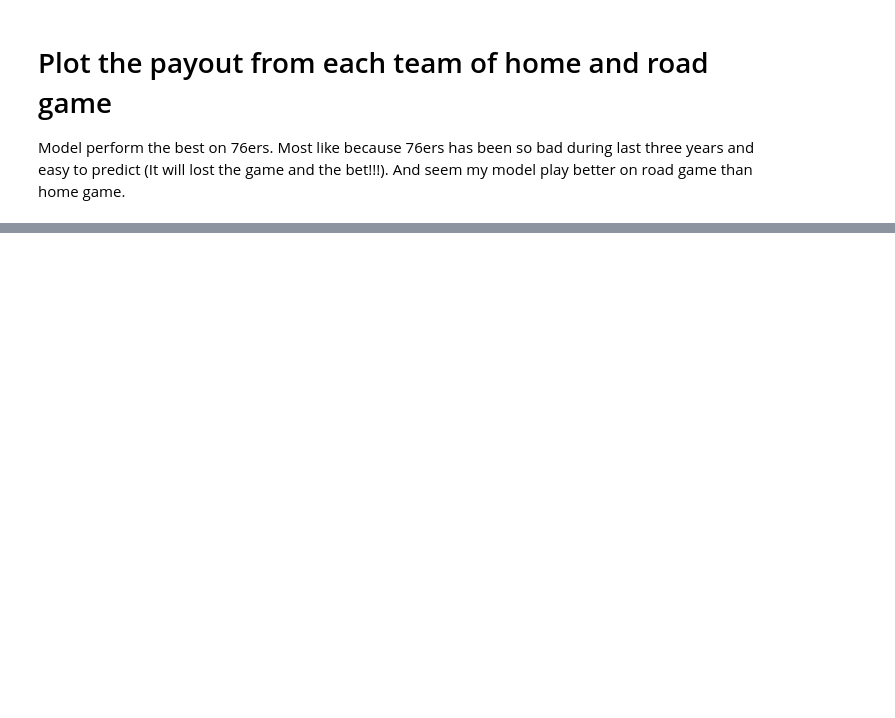
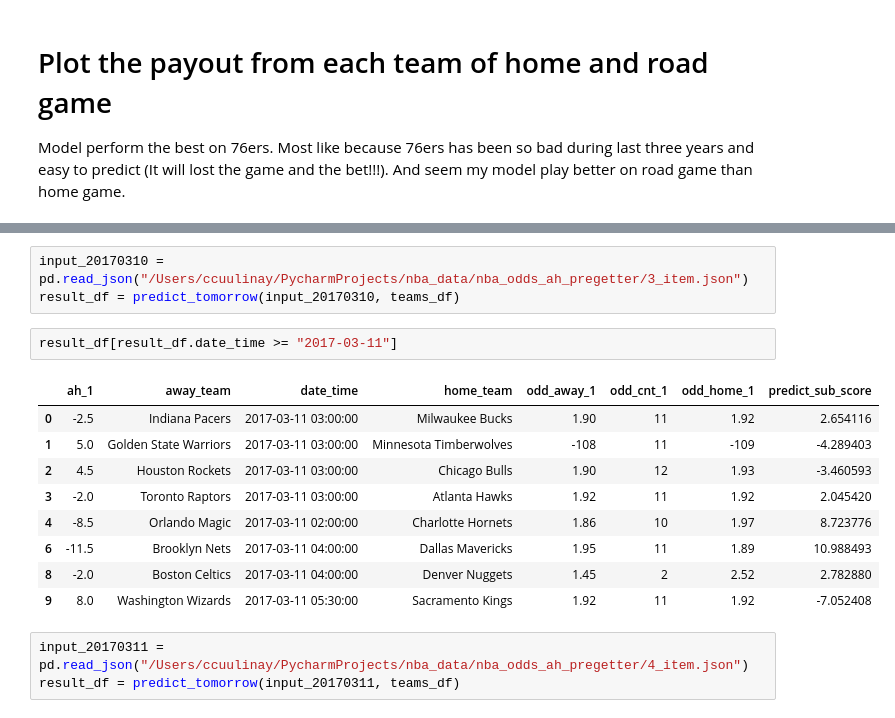
Before and after one commit to ccuulinay/playing_nba, a Jupyter notebook: nba_odds_analysis/predict_sub_score.ipynb, the cells around one changed output, grey strips where cells are left out. Cells and saved outputs as stored; diff of their text form; blank space fills up the shorter version.

```diff
--- a/nba_odds_analysis/predict_sub_score.ipynb
+++ b/nba_odds_analysis/predict_sub_score.ipynb
@@ -396,0 +478,18 @@ plt.show()
+# %%
+input_20170310 = pd.read_json("/Users/ccuulinay/PycharmProjects/nba_data/nba_odds_ah_pregetter/3_item.json")
+result_df = predict_tomorrow(input_20170310, teams_df)
+# %%
+result_df[result_df.date_time >= "2017-03-11"]
+# %% [output]
+|  | ah_1 | away_team | date_time | home_team | odd_away_1 | odd_cnt_1 | odd_home_1 | predict_sub_score |
+| 0 | -2.5 | Indiana Pacers | 2017-03-11 03:00:00 | Milwaukee Bucks | 1.90 | 11 | 1.92 | 2.654116 |
+| 1 | 5.0 | Golden State Warriors | 2017-03-11 03:00:00 | Minnesota Timberwolves | -108 | 11 | -109 | -4.289403 |
+| 2 | 4.5 | Houston Rockets | 2017-03-11 03:00:00 | Chicago Bulls | 1.90 | 12 | 1.93 | -3.460593 |
+| 3 | -2.0 | Toronto Raptors | 2017-03-11 03:00:00 | Atlanta Hawks | 1.92 | 11 | 1.92 | 2.045420 |
+| 4 | -8.5 | Orlando Magic | 2017-03-11 02:00:00 | Charlotte Hornets | 1.86 | 10 | 1.97 | 8.723776 |
+| 6 | -11.5 | Brooklyn Nets | 2017-03-11 04:00:00 | Dallas Mavericks | 1.95 | 11 | 1.89 | 10.988493 |
+| 8 | -2.0 | Boston Celtics | 2017-03-11 04:00:00 | Denver Nuggets | 1.45 | 2 | 2.52 | 2.782880 |
+| 9 | 8.0 | Washington Wizards | 2017-03-11 05:30:00 | Sacramento Kings | 1.92 | 11 | 1.92 | -7.052408 |
+# %%
+input_20170311 = pd.read_json("/Users/ccuulinay/PycharmProjects/nba_data/nba_odds_ah_pregetter/4_item.json")
+result_df = predict_tomorrow(input_20170311, teams_df)
```
Also changed, not shown: parts of 18 cells of this notebook, 14 other files.
